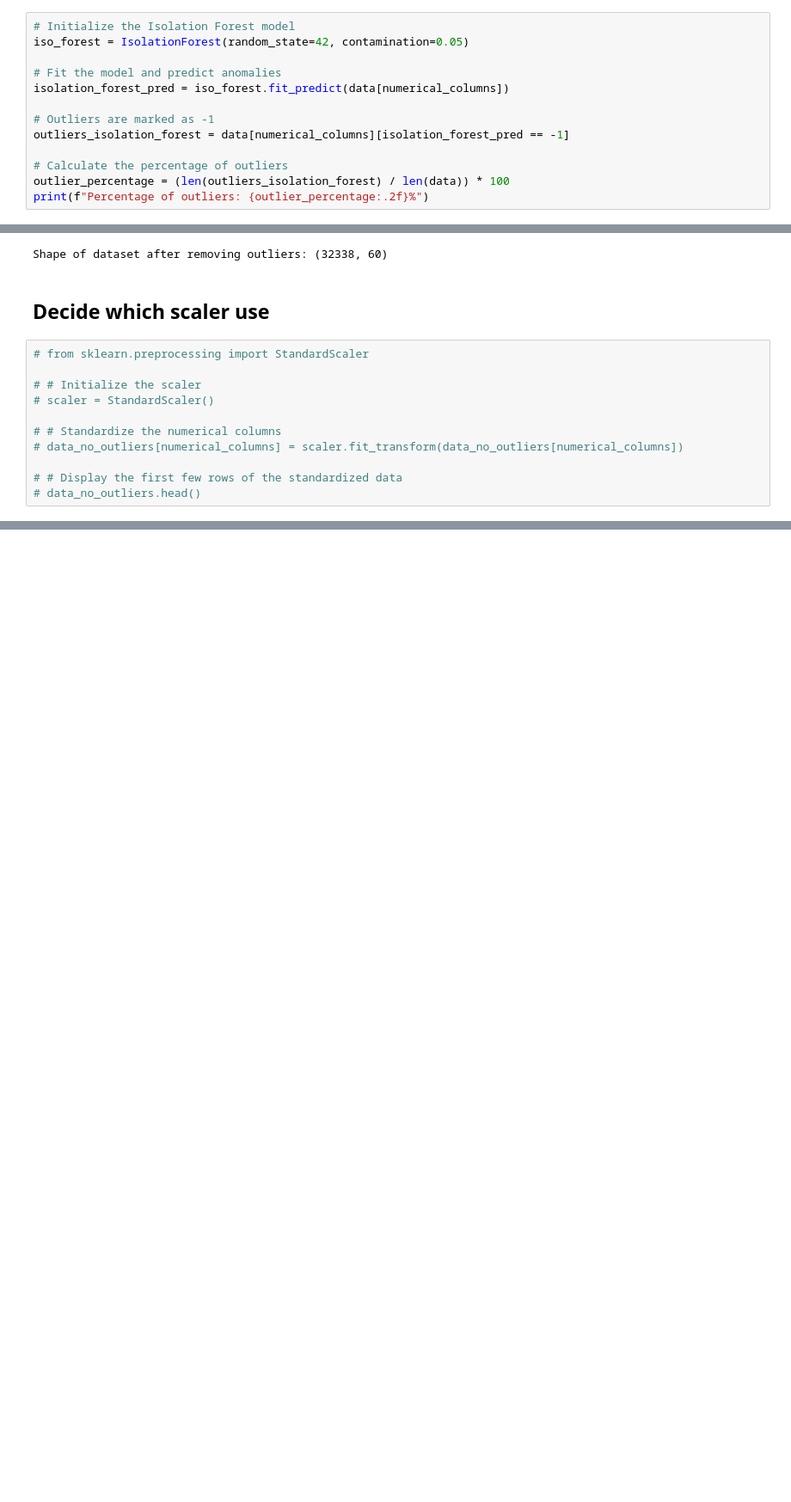
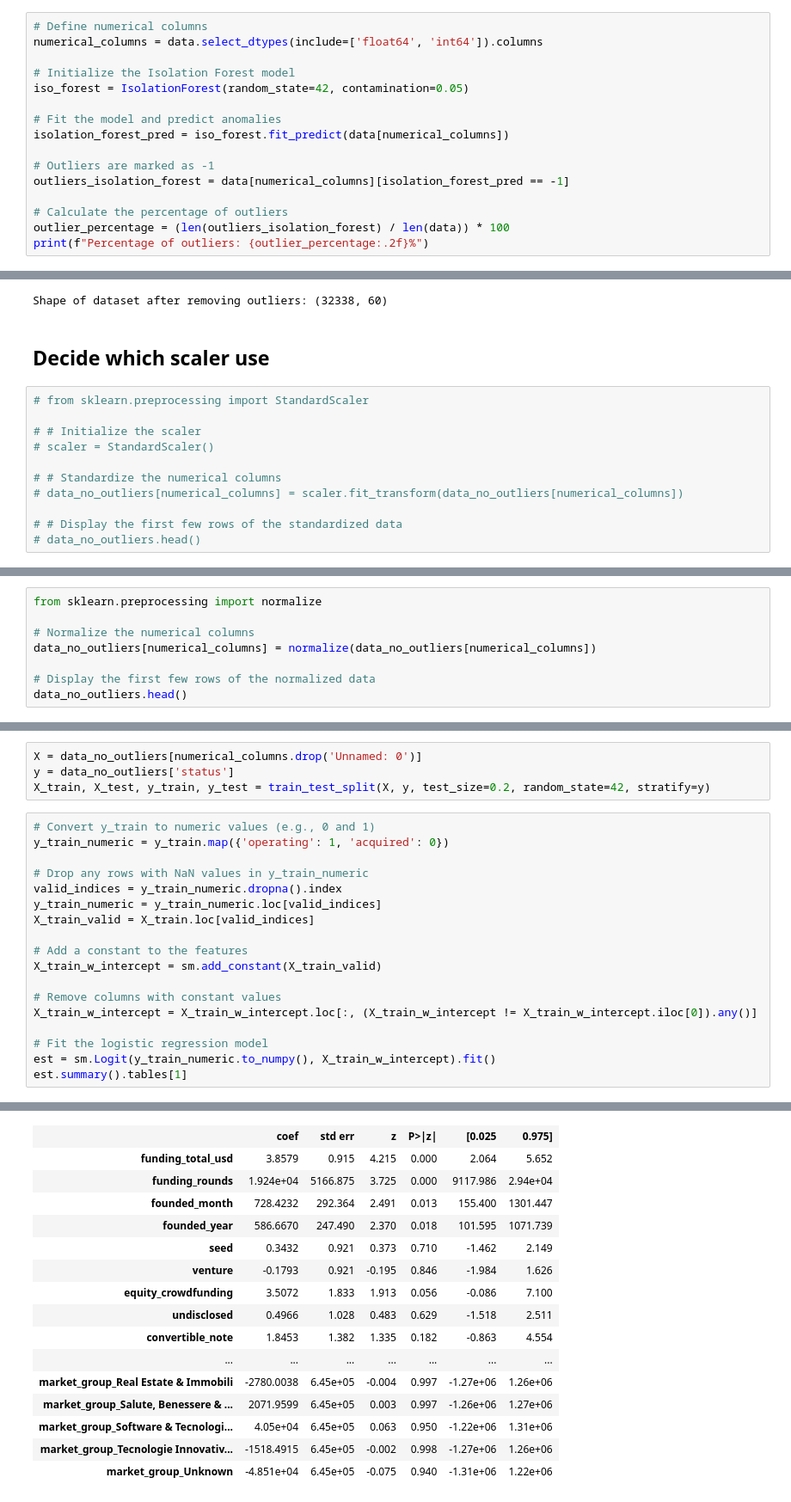
Before and after one commit to lorenzopanero/startup-prediction, a Jupyter notebook: notebook/one_hot_encoding.ipynb, the cells around one changed output, grey strips where cells are left out. Shown: that part at 86% size. Cells and saved outputs as stored; diff of their text form; blank space fills up the shorter version.

Commit message:
normalization, raw models

```diff
--- a/notebook/one_hot_encoding.ipynb
+++ b/notebook/one_hot_encoding.ipynb
@@ -150,6 +150,9 @@ Index(['Unnamed: 0', 'name', 'market', 'funding_total_usd', 'status',
        'market_group_Tecnologie Innovative & Energia', 'market_group_Unknown'],
       dtype='object')
 # %%
+# Define numerical columns
+numerical_columns = data.select_dtypes(include=['float64', 'int64']).columns
+
 # Initialize the Isolation Forest model
 iso_forest = IsolationForest(random_state=42, contamination=0.05)
 
@@ -200,0 +206,8 @@ Shape of dataset after removing outliers: (32338, 60)
+# %%
+from sklearn.preprocessing import normalize
+
+# Normalize the numerical columns
+data_no_outliers[numerical_columns] = normalize(data_no_outliers[numerical_columns])
+
+# Display the first few rows of the normalized data
+data_no_outliers.head()
@@ -200,0 +233,23 @@ Shape of dataset after removing outliers: (32338, 60)
+# %%
+X = data_no_outliers[numerical_columns.drop('Unnamed: 0')]
+y = data_no_outliers['status']
+X_train, X_test, y_train, y_test = train_test_split(X, y, test_size=0.2, random_state=42, stratify=y)
+# %%
+# Convert y_train to numeric values (e.g., 0 and 1)
+y_train_numeric = y_train.map({'operating': 1, 'acquired': 0})
+
+# Drop any rows with NaN values in y_train_numeric
+valid_indices = y_train_numeric.dropna().index
+y_train_numeric = y_train_numeric.loc[valid_indices]
+X_train_valid = X_train.loc[valid_indices]
+
+# Add a constant to the features
+X_train_w_intercept = sm.add_constant(X_train_valid)
+
+# Remove columns with constant values
+X_train_w_intercept = X_train_w_intercept.loc[:, (X_train_w_intercept != X_train_w_intercept.iloc[0]).any()]
+
+# Fit the logistic regression model
+est = sm.Logit(y_train_numeric.to_numpy(), X_train_w_intercept).fit()
+est.summary().tables[1]
+# %% [output]
@@ -200,0 +259,16 @@ Shape of dataset after removing outliers: (32338, 60)
+|  | coef | std err | z | P>|z| | [0.025 | 0.975] |
+| funding_total_usd | 3.8579 | 0.915 | 4.215 | 0.000 | 2.064 | 5.652 |
+| funding_rounds | 1.924e+04 | 5166.875 | 3.725 | 0.000 | 9117.986 | 2.94e+04 |
+| founded_month | 728.4232 | 292.364 | 2.491 | 0.013 | 155.400 | 1301.447 |
+| founded_year | 586.6670 | 247.490 | 2.370 | 0.018 | 101.595 | 1071.739 |
+| seed | 0.3432 | 0.921 | 0.373 | 0.710 | -1.462 | 2.149 |
+| venture | -0.1793 | 0.921 | -0.195 | 0.846 | -1.984 | 1.626 |
+| equity_crowdfunding | 3.5072 | 1.833 | 1.913 | 0.056 | -0.086 | 7.100 |
+| undisclosed | 0.4966 | 1.028 | 0.483 | 0.629 | -1.518 | 2.511 |
+| convertible_note | 1.8453 | 1.382 | 1.335 | 0.182 | -0.863 | 4.554 |
+| ... | ... | ... | ... | ... | ... | ... |
+| market_group_Real Estate & Immobili | -2780.0038 | 6.45e+05 | -0.004 | 0.997 | -1.27e+06 | 1.26e+06 |
+| market_group_Salute, Benessere & ... | 2071.9599 | 6.45e+05 | 0.003 | 0.997 | -1.26e+06 | 1.27e+06 |
+| market_group_Software & Tecnologi... | 4.05e+04 | 6.45e+05 | 0.063 | 0.950 | -1.22e+06 | 1.31e+06 |
+| market_group_Tecnologie Innovativ... | -1518.4915 | 6.45e+05 | -0.002 | 0.998 | -1.27e+06 | 1.26e+06 |
+| market_group_Unknown | -4.851e+04 | 6.45e+05 | -0.075 | 0.940 | -1.31e+06 | 1.22e+06 |
```
Also changed, not shown: parts of 12 cells of this notebook.
